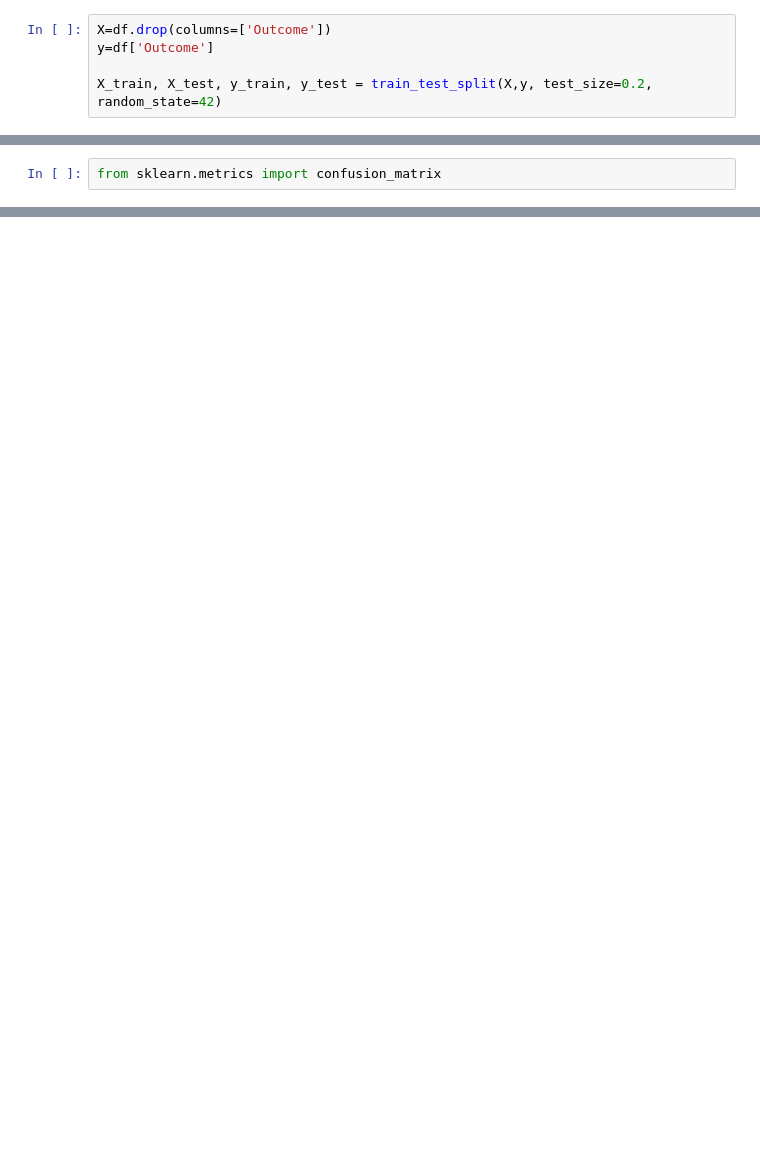
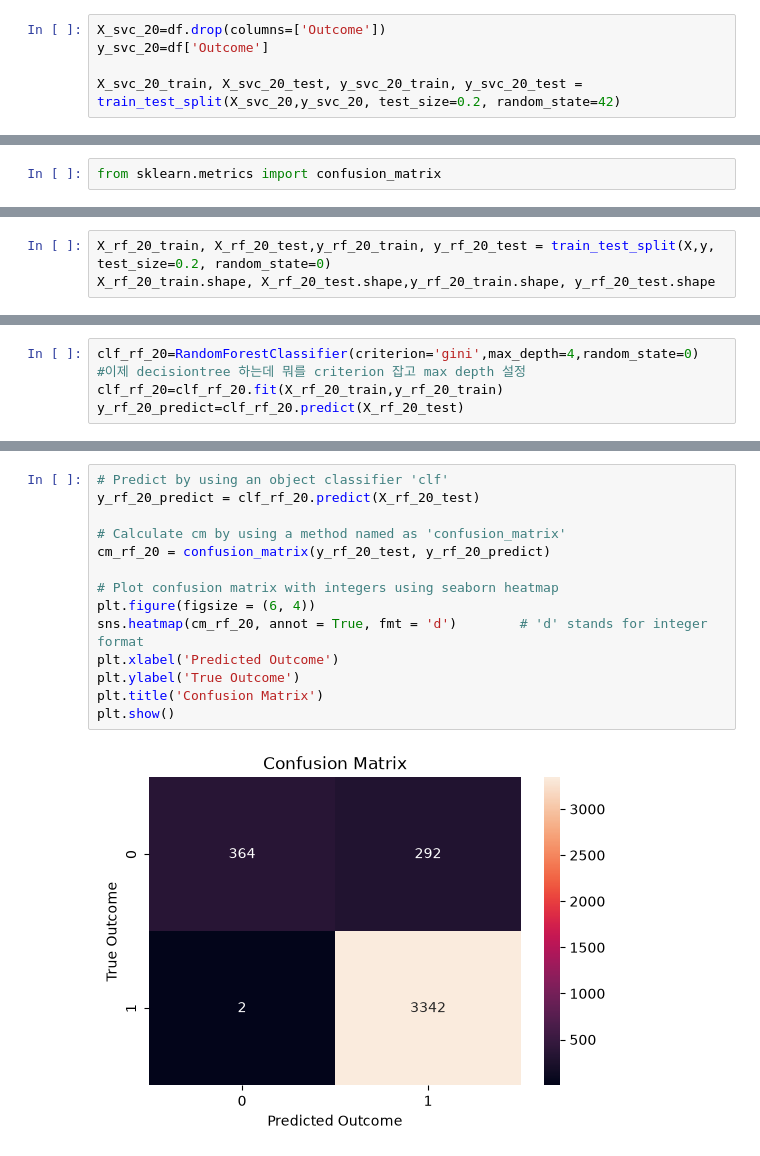
Before and after one commit to 2026324-cmd/achine-Learning-HDip2026-, a Jupyter notebook: Sumi Heo(2026324) - Machine Learning CA1.ipynb, the cells around one changed output, grey strips where cells are left out. Saved outputs shown, nothing was run; the diff lists cells and outputs as text; blank space fills up the shorter version.

Commit message:
random forest

```diff
--- a/Sumi Heo(2026324) - Machine Learning CA1.ipynb
+++ b/Sumi Heo(2026324) - Machine Learning CA1.ipynb
@@ -426,8 +428,8 @@ from sklearn.model_selection import train_test_split
 from sklearn import metrics
 from sklearn.svm import SVC
 # %%
-X=df.drop(columns=['Outcome'])
-y=df['Outcome']
+X_svc_20=df.drop(columns=['Outcome'])
+y_svc_20=df['Outcome']
 
-X_train, X_test, y_train, y_test = train_test_split(X,y, test_size=0.2, random_state=42)
+X_svc_20_train, X_svc_20_test, y_svc_20_train, y_svc_20_test = train_test_split(X_svc_20,y_svc_20, test_size=0.2, random_state=42)
 # %%
@@ -548,0 +590,3 @@ weighted avg       0.97      0.97      0.97      4000
+# %%
+X_rf_20_train, X_rf_20_test,y_rf_20_train, y_rf_20_test = train_test_split(X,y, test_size=0.2, random_state=0)
+X_rf_20_train.shape, X_rf_20_test.shape,y_rf_20_train.shape, y_rf_20_test.shape
@@ -548,0 +595,5 @@ weighted avg       0.97      0.97      0.97      4000
+# %%
+clf_rf_20=RandomForestClassifier(criterion='gini',max_depth=4,random_state=0)
+#이제 decisiontree 하는데 뭐를 criterion 잡고 max depth 설정
+clf_rf_20=clf_rf_20.fit(X_rf_20_train,y_rf_20_train)
+y_rf_20_predict=clf_rf_20.predict(X_rf_20_test)
@@ -548,0 +652,16 @@ weighted avg       0.97      0.97      0.97      4000
+# %%
+# Predict by using an object classifier 'clf'
+y_rf_20_predict = clf_rf_20.predict(X_rf_20_test)
+
+# Calculate cm by using a method named as 'confusion_matrix'
+cm_rf_20 = confusion_matrix(y_rf_20_test, y_rf_20_predict)
+
+# Plot confusion matrix with integers using seaborn heatmap
+plt.figure(figsize = (6, 4))
+sns.heatmap(cm_rf_20, annot = True, fmt = 'd')        # 'd' stands for integer format
+plt.xlabel('Predicted Outcome')
+plt.ylabel('True Outcome')
+plt.title('Confusion Matrix')
+plt.show()
+# %% [output]
+[figure, added]
```
Also changed, not shown: parts of 26 cells of this notebook.
